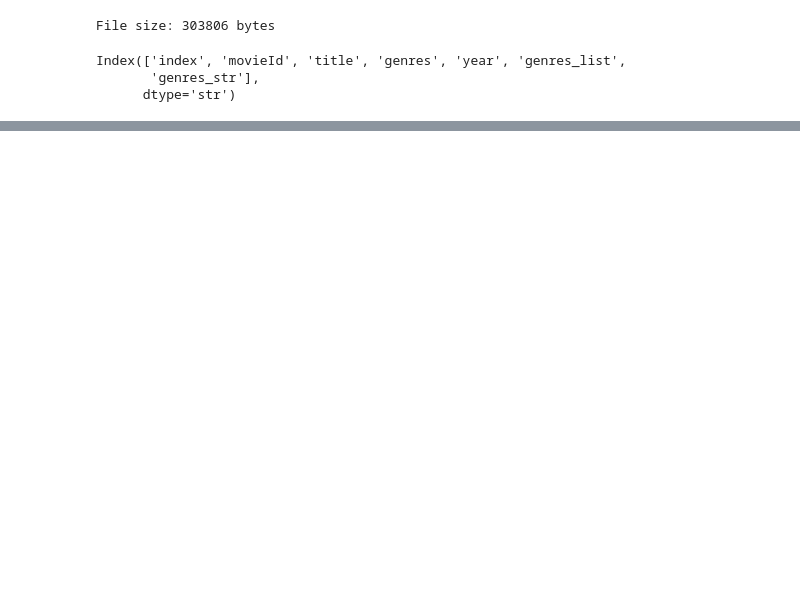
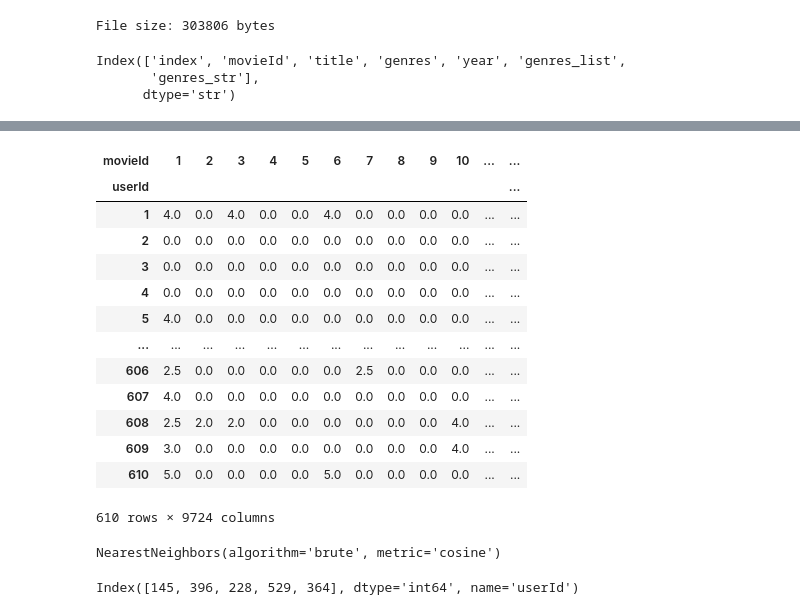
Before and after one commit to cz-iox/-Movie-Recommendation-System, a Jupyter notebook: notebooks/data_exploration_01.ipynb, the cells around one changed output, grey strips where cells are left out. Drawn from its saved outputs; the diff is of its cells as text; code cells hidden in the pictures; blank space fills up the shorter version.

```diff
--- a/notebooks/data_exploration_01.ipynb
+++ b/notebooks/data_exploration_01.ipynb
@@ -844,0 +911,24 @@ movies_content.to_pickle("../models/movies_content.pkl")
+# %%
+knn_matrix = user_item_matrix.fillna(0)
+knn_matrix
+# %% [output]
+| movieId | 1 | 2 | 3 | 4 | 5 | 6 | 7 | 8 | 9 | 10 | ... | ... |
+| userId |  |  |  |  |  |  |  |  |  |  |  | ... |
+| 1 | 4.0 | 0.0 | 4.0 | 0.0 | 0.0 | 4.0 | 0.0 | 0.0 | 0.0 | 0.0 | ... | ... |
+| 2 | 0.0 | 0.0 | 0.0 | 0.0 | 0.0 | 0.0 | 0.0 | 0.0 | 0.0 | 0.0 | ... | ... |
+| 3 | 0.0 | 0.0 | 0.0 | 0.0 | 0.0 | 0.0 | 0.0 | 0.0 | 0.0 | 0.0 | ... | ... |
+| 4 | 0.0 | 0.0 | 0.0 | 0.0 | 0.0 | 0.0 | 0.0 | 0.0 | 0.0 | 0.0 | ... | ... |
+| 5 | 4.0 | 0.0 | 0.0 | 0.0 | 0.0 | 0.0 | 0.0 | 0.0 | 0.0 | 0.0 | ... | ... |
+| ... | ... | ... | ... | ... | ... | ... | ... | ... | ... | ... | ... | ... |
+| 606 | 2.5 | 0.0 | 0.0 | 0.0 | 0.0 | 0.0 | 2.5 | 0.0 | 0.0 | 0.0 | ... | ... |
+| 607 | 4.0 | 0.0 | 0.0 | 0.0 | 0.0 | 0.0 | 0.0 | 0.0 | 0.0 | 0.0 | ... | ... |
+| 608 | 2.5 | 2.0 | 2.0 | 0.0 | 0.0 | 0.0 | 0.0 | 0.0 | 0.0 | 4.0 | ... | ... |
+| 609 | 3.0 | 0.0 | 0.0 | 0.0 | 0.0 | 0.0 | 0.0 | 0.0 | 0.0 | 4.0 | ... | ... |
+| 610 | 5.0 | 0.0 | 0.0 | 0.0 | 0.0 | 5.0 | 0.0 | 0.0 | 0.0 | 0.0 | ... | ... |
+610 rows × 9724 columns
+# %%
+from sklearn.neighbors import NearestNeighbors
+knn_model = NearestNeighbors(metric='cosine', algorithm='brute')
+knn_model.fit(knn_matrix)
+# %% [output]
+NearestNeighbors(algorithm='brute', metric='cosine')
@@ -844,0 +946,6 @@ movies_content.to_pickle("../models/movies_content.pkl")
+# %%
+new_user_taste = build_taste_vector(picked_movie_ids=[1, 50, 260, 921, 1729])
+similar_users, distances = find_similar_users(new_user_taste, k=5)
+print(similar_users)
+# %% [output]
+Index([145, 396, 228, 529, 364], dtype='int64', name='userId')
```
Also changed, not shown: parts of 16 cells of this notebook, 8 other files.
